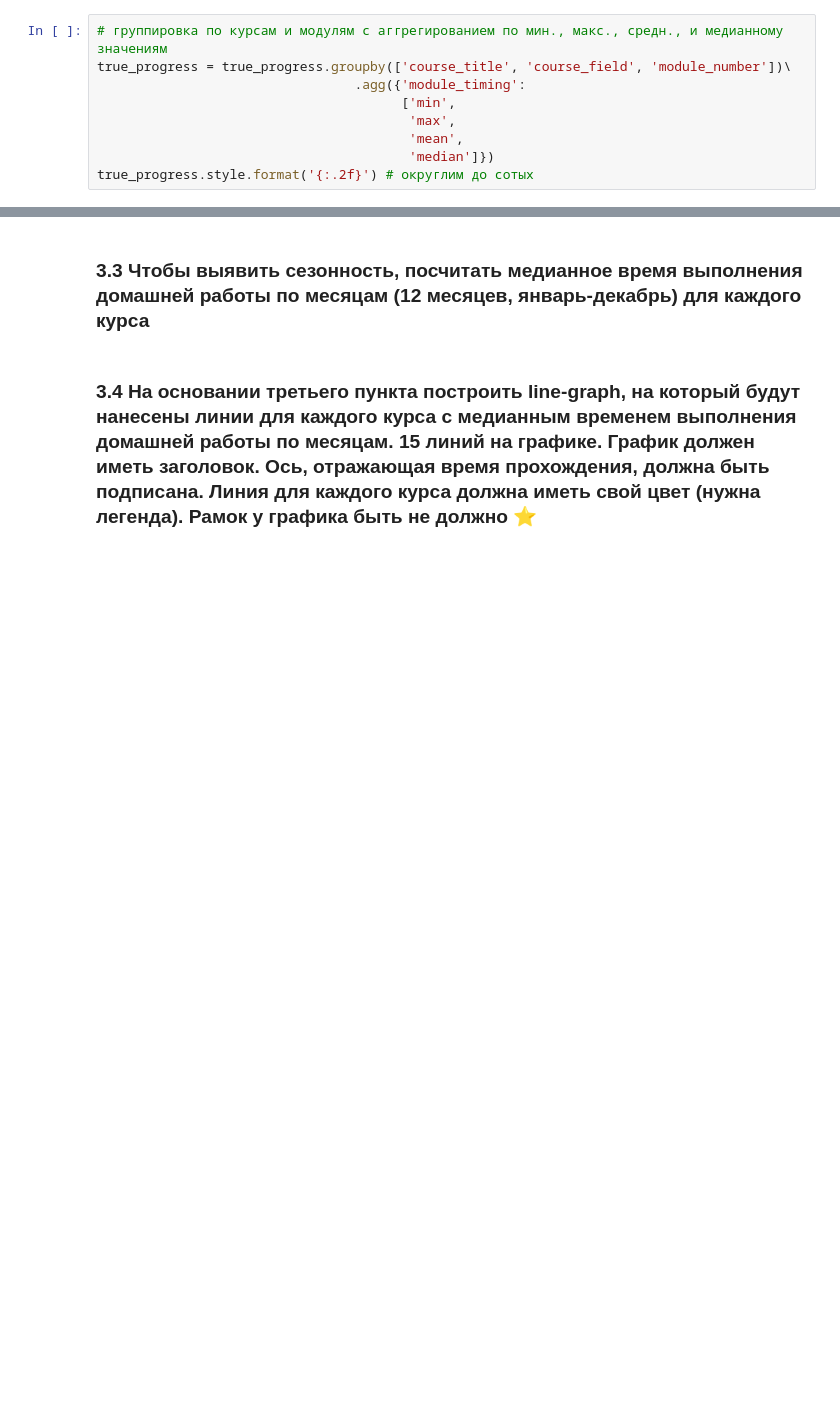
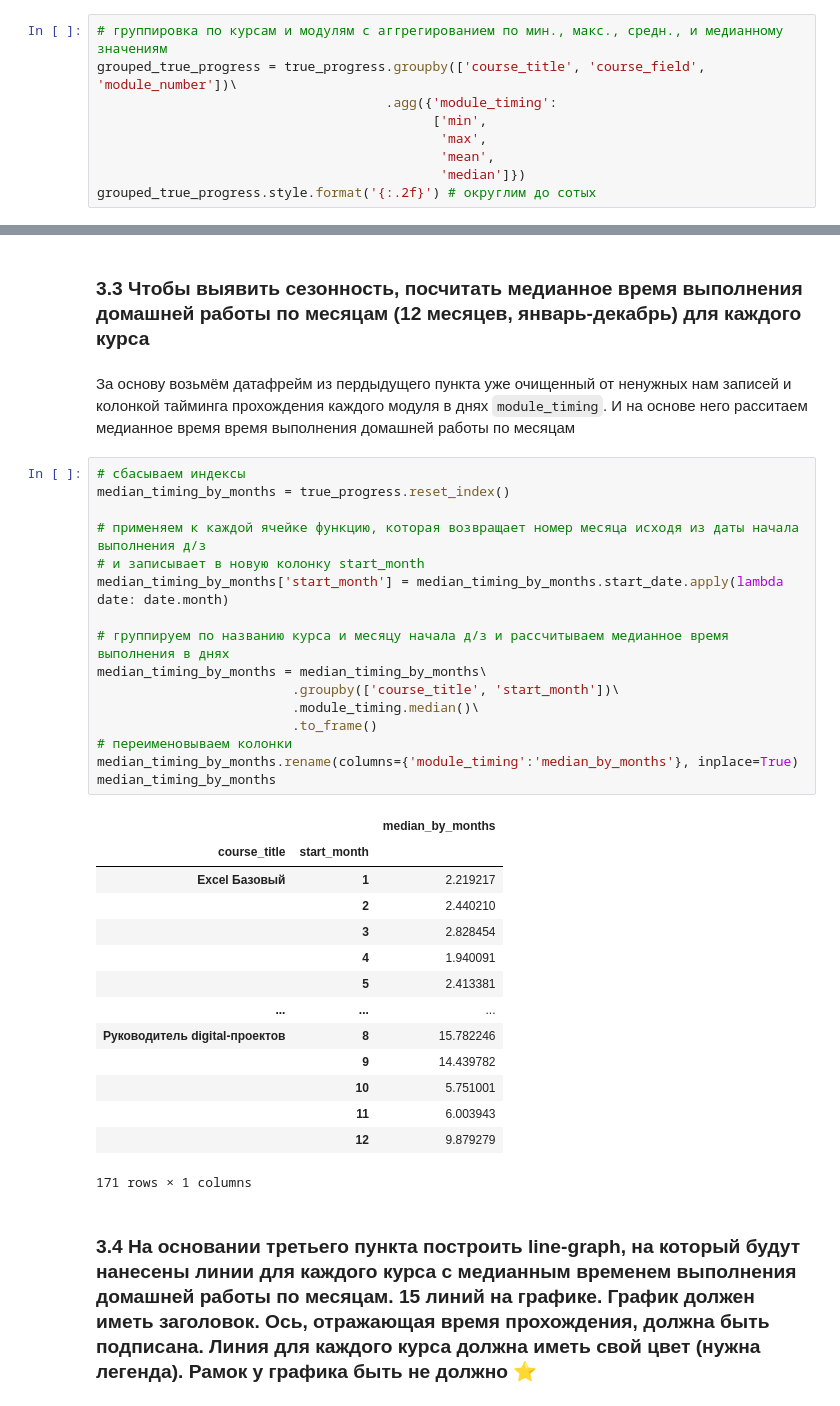
Before and after one commit to greymetall/data_science, a Jupyter notebook: Coursework#1/Coursework_analytics_1.ipynb, the cells around one changed output, grey strips where cells are left out. Cells and saved outputs as stored; diff of their text form; blank space fills up the shorter version.

```diff
--- a/Coursework#1/Coursework_analytics_1.ipynb
+++ b/Coursework#1/Coursework_analytics_1.ipynb
@@ -1000,13 +1003,13 @@ true_progress = true_progress.assign(module_timing=lambda x: (x.finish_date - x.
 true_progress = true_progress[true_progress.module_timing > 0]
 # %%
 # группировка по курсам и модулям с аггрегированием по мин., макс., средн., и медианному значениям
-true_progress = true_progress.groupby(['course_title', 'course_field', 'module_number'])\
-                                 .agg({'module_timing':
-                                       ['min',
-                                        'max',
-                                        'mean',
-                                        'median']})
-true_progress.style.format('{:.2f}') # округлим до сотых
+grouped_true_progress = true_progress.groupby(['course_title', 'course_field', 'module_number'])\
+                                     .agg({'module_timing':
+                                           ['min',
+                                            'max',
+                                            'mean',
+                                            'median']})
+grouped_true_progress.style.format('{:.2f}') # округлим до сотых
 # %% [output]
 |  |  |  | module_timing |  |  |  |
 |  |  |  | min | max | mean | median |
@@ -1098,4 +1099,37 @@ plt.show()
 # %% [markdown]
 ### 3.3 Чтобы выявить сезонность, посчитать медианное время выполнения домашней работы по месяцам (12 месяцев, январь-декабрь) для каждого курса
+# %% [markdown]
+За основу возьмём датафрейм из пердыдущего пункта уже очищенный от ненужных нам записей и колонкой тайминга прохождения каждого модуля в днях `module_timing`. И на основе него расситаем медианное время время выполнения домашней работы по месяцам
+# %%
+# сбасываем индексы
+median_timing_by_months = true_progress.reset_index()
+
+# применяем к каждой ячейке функцию, которая возвращает номер месяца исходя из даты начала выполнения д/з
+# и записывает в новую колонку start_month
+median_timing_by_months['start_month'] = median_timing_by_months.start_date.apply(lambda date: date.month)
+
+# группируем по названию курса и месяцу начала д/з и рассчитываем медианное время выполнения в днях
+median_timing_by_months = median_timing_by_months\
+                         .groupby(['course_title', 'start_month'])\
+                         .module_timing.median()\
+                         .to_frame()
+# переименовываем колонки
+median_timing_by_months.rename(columns={'module_timing':'median_by_months'}, inplace=True)
+median_timing_by_months
+# %% [output]
+|  |  | median_by_months |
+| course_title | start_month |  |
+| Excel Базовый | 1 | 2.219217 |
+|  | 2 | 2.440210 |
+|  | 3 | 2.828454 |
+|  | 4 | 1.940091 |
+|  | 5 | 2.413381 |
+| ... | ... | ... |
+| Руководитель digital-проектов | 8 | 15.782246 |
+|  | 9 | 14.439782 |
+|  | 10 | 5.751001 |
+|  | 11 | 6.003943 |
+|  | 12 | 9.879279 |
+171 rows × 1 columns
 # %% [markdown]
 ### 3.4 На основании третьего пункта построить line-graph, на который будут нанесены линии для каждого курса с медианным временем выполнения домашней работы по месяцам. 15 линий на графике. График должен иметь заголовок. Ось, отражающая время прохождения, должна быть подписана. Линия для каждого курса должна иметь свой цвет (нужна легенда). Рамок у графика быть не должно ⭐
```
Also changed, not shown: parts of 9 cells of this notebook.
